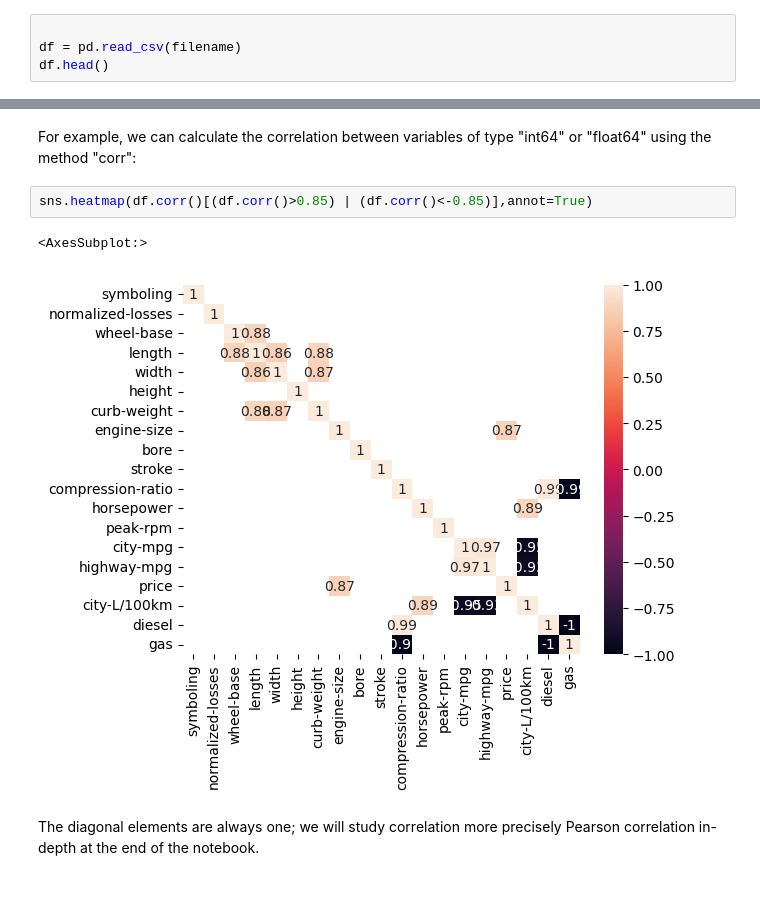
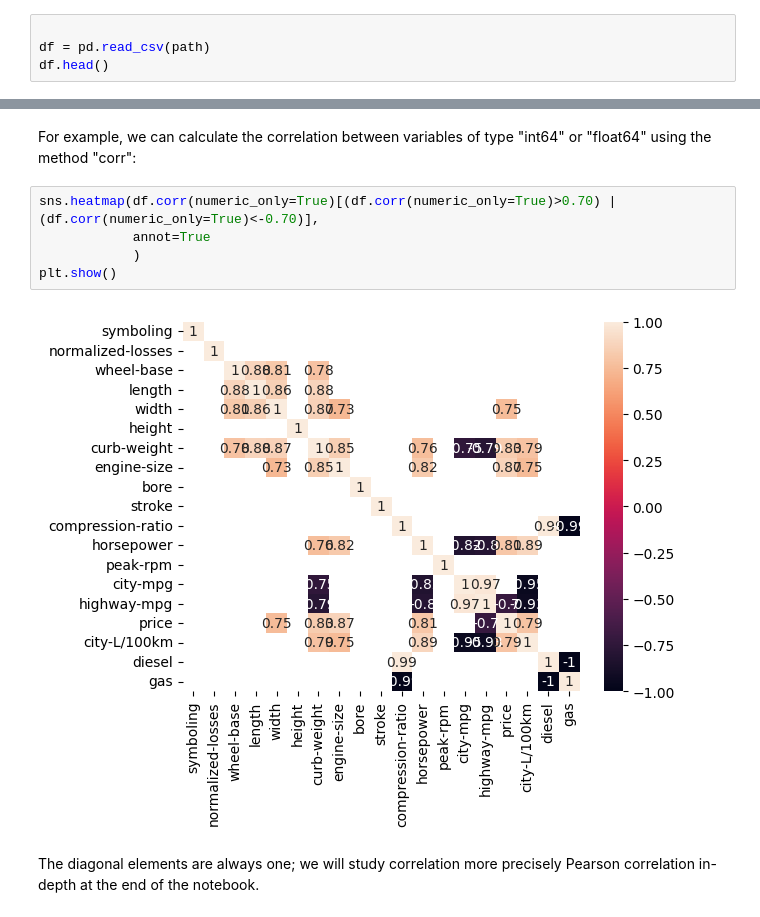
Before and after one commit to EmmanuelMald/IBM-Professional-Certificate-Data-Science, a Jupyter notebook: DATA ANALYSIS/Exploratory Data Analysis.ipynb, the cells around one changed output, grey strips where cells are left out. Saved outputs shown, nothing was run; the diff lists cells and outputs as text; blank space fills up the shorter version.

```diff
--- a/DATA ANALYSIS/Exploratory Data Analysis.ipynb
+++ b/DATA ANALYSIS/Exploratory Data Analysis.ipynb
@@ -87,6 +93,6 @@ filename="auto.csv"
 # %%
 
-df = pd.read_csv(filename)
+df = pd.read_csv(path)
 df.head()
 # %% [output]
 |  | symboling | normalized-losses | make | aspiration | num-of-doors | body-style | drive-wheels | ... |
@@ -153,10 +159,12 @@ df['peak-rpm'].dtypes
 # %% [markdown]
 For example, we can calculate the correlation between variables  of type "int64" or "float64" using the method "corr":
 # %%
-sns.heatmap(df.corr()[(df.corr()>0.85) | (df.corr()<-0.85)],annot=True)
+sns.heatmap(df.corr(numeric_only=True)[(df.corr(numeric_only=True)>0.70) | (df.corr(numeric_only=True)<-0.70)],
+            annot=True
+            )
+plt.show()
 # %% [output]
-<AxesSubplot:>
-[figure, old version]
+[figure, new version]
 # %% [markdown]
 The diagonal elements are always one; we will study correlation more precisely Pearson correlation in-depth at the end of the notebook.
 # %% [markdown]
```
Also changed, not shown: parts of 15 cells of this notebook, 1 other file.
